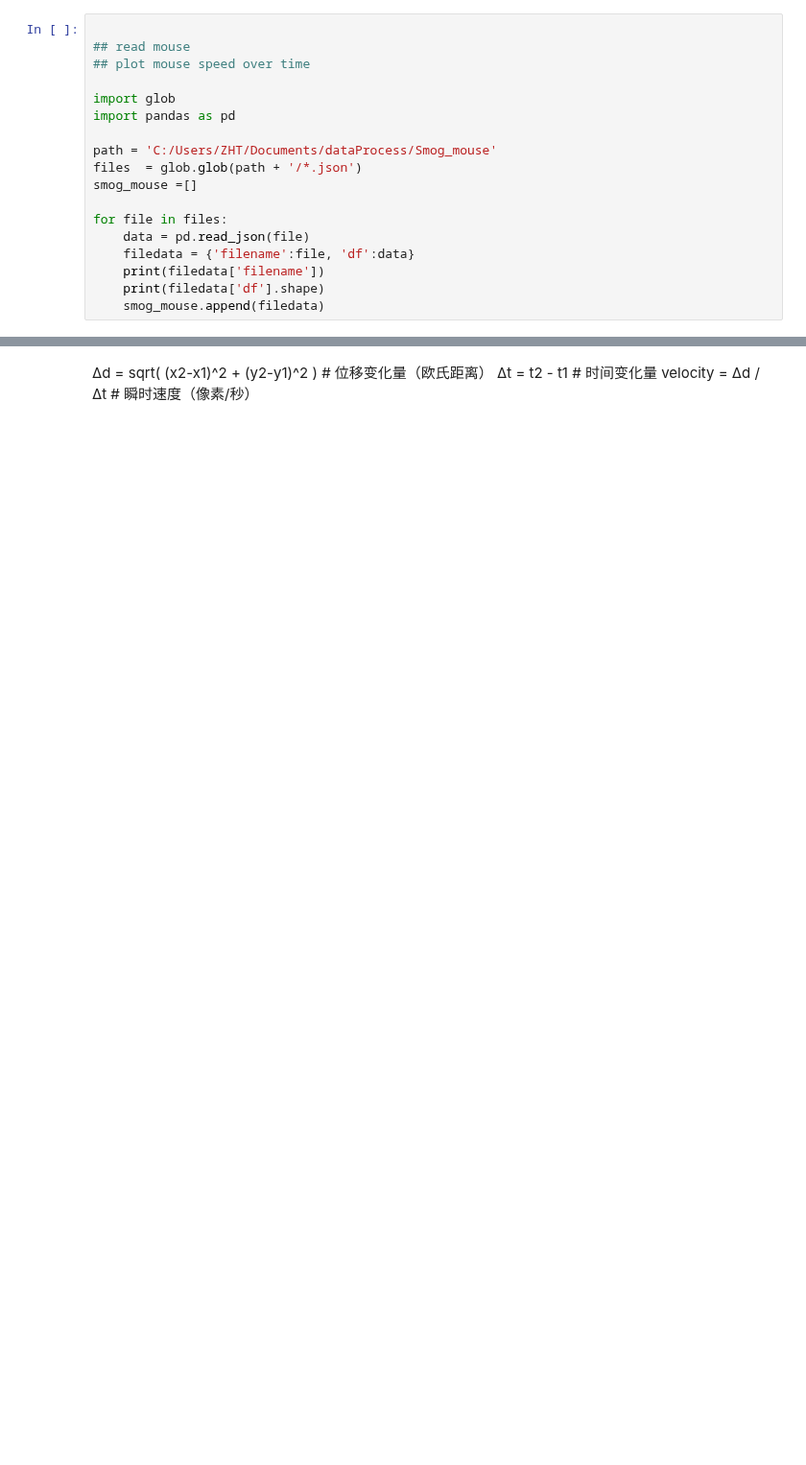
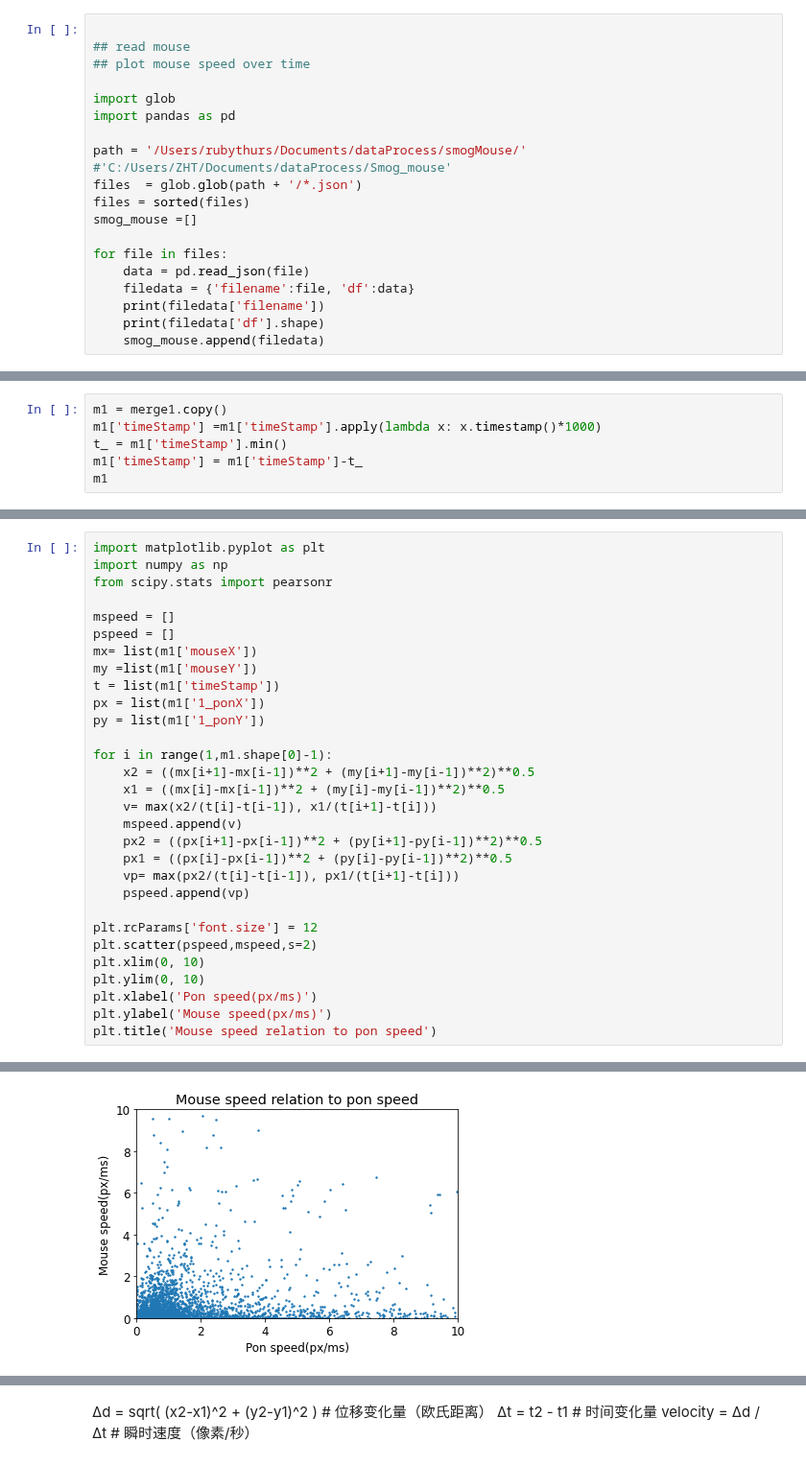
Before and after one commit to ZHTis/count, a Jupyter notebook: datacolin/colin_mouse.ipynb, the cells around one changed output, grey strips where cells are left out. Shown at 96% size. Saved outputs shown, nothing was run; the diff lists cells and outputs as text; blank space fills up the shorter version.

```diff
--- a/datacolin/colin_mouse.ipynb
+++ b/datacolin/colin_mouse.ipynb
@@ -6,8 +6,10 @@
 import glob
 import pandas as pd
 
-path = 'C:/Users/ZHT/Documents/dataProcess/Smog_mouse'
+path = '/Users/rubythurs/Documents/dataProcess/smogMouse/'
+#'C:/Users/ZHT/Documents/dataProcess/Smog_mouse'
 files  = glob.glob(path + '/*.json')
+files = sorted(files)
 smog_mouse =[]
 
 for file in files:
@@ -111,0 +149,6 @@ See the caveats in the documentation: https://pandas.pydata.org/pandas-docs/stab
+# %%
+m1 = merge1.copy()
+m1['timeStamp'] =m1['timeStamp'].apply(lambda x: x.timestamp()*1000)
+t_ = m1['timeStamp'].min()
+m1['timeStamp'] = m1['timeStamp']-t_
+m1
@@ -111,0 +169,31 @@ See the caveats in the documentation: https://pandas.pydata.org/pandas-docs/stab
+# %%
+import matplotlib.pyplot as plt
+import numpy as np
+from scipy.stats import pearsonr
+
+mspeed = []
+pspeed = []
+mx= list(m1['mouseX'])
+my =list(m1['mouseY'])
+t = list(m1['timeStamp'])
+px = list(m1['1_ponX'])
+py = list(m1['1_ponY'])
+
+for i in range(1,m1.shape[0]-1):
+    x2 = ((mx[i+1]-mx[i-1])**2 + (my[i+1]-my[i-1])**2)**0.5
+    x1 = ((mx[i]-mx[i-1])**2 + (my[i]-my[i-1])**2)**0.5
+    v= max(x2/(t[i]-t[i-1]), x1/(t[i+1]-t[i]))
+    mspeed.append(v)
+    px2 = ((px[i+1]-px[i-1])**2 + (py[i+1]-py[i-1])**2)**0.5
+    px1 = ((px[i]-px[i-1])**2 + (py[i]-py[i-1])**2)**0.5
+    vp= max(px2/(t[i]-t[i-1]), px1/(t[i+1]-t[i]))
+    pspeed.append(vp)
+
+plt.rcParams['font.size'] = 12
+plt.scatter(pspeed,mspeed,s=2)
+plt.xlim(0, 10)
+plt.ylim(0, 10)
+plt.xlabel('Pon speed(px/ms)')
+plt.ylabel('Mouse speed(px/ms)')
+plt.title('Mouse speed relation to pon speed')
+# %% [output]
@@ -111,0 +201 @@ See the caveats in the documentation: https://pandas.pydata.org/pandas-docs/stab
+[figure, added]
```
Also changed, not shown: parts of 17 cells of this notebook, 4 other files.
